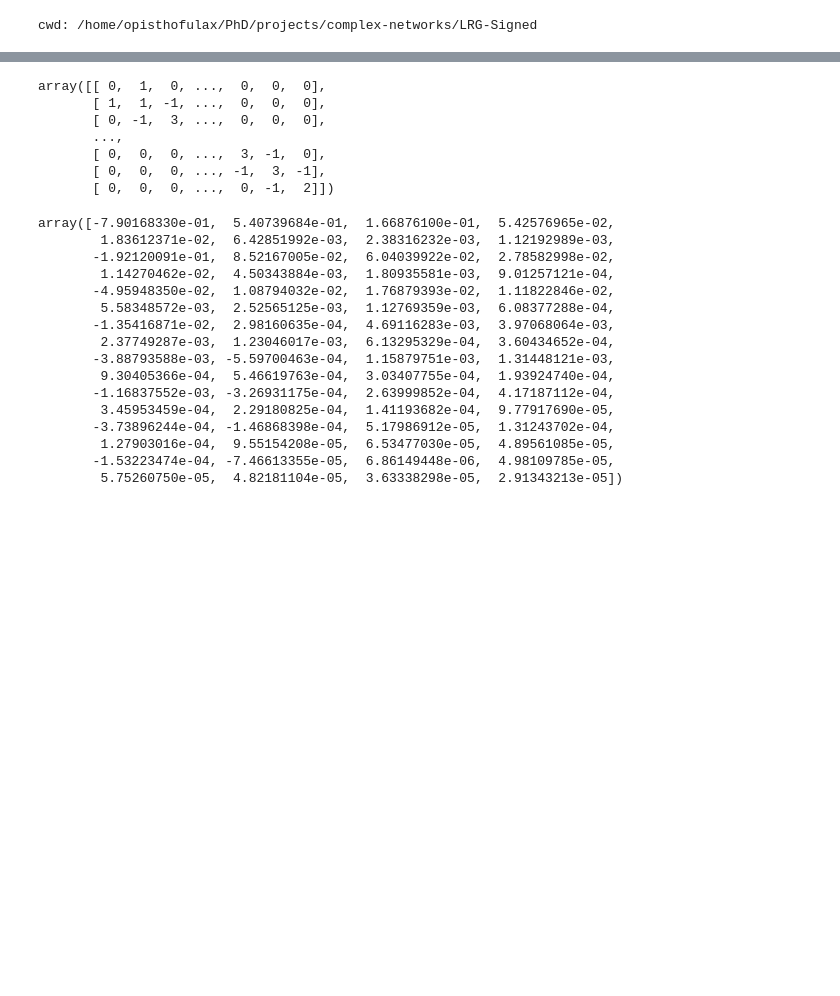
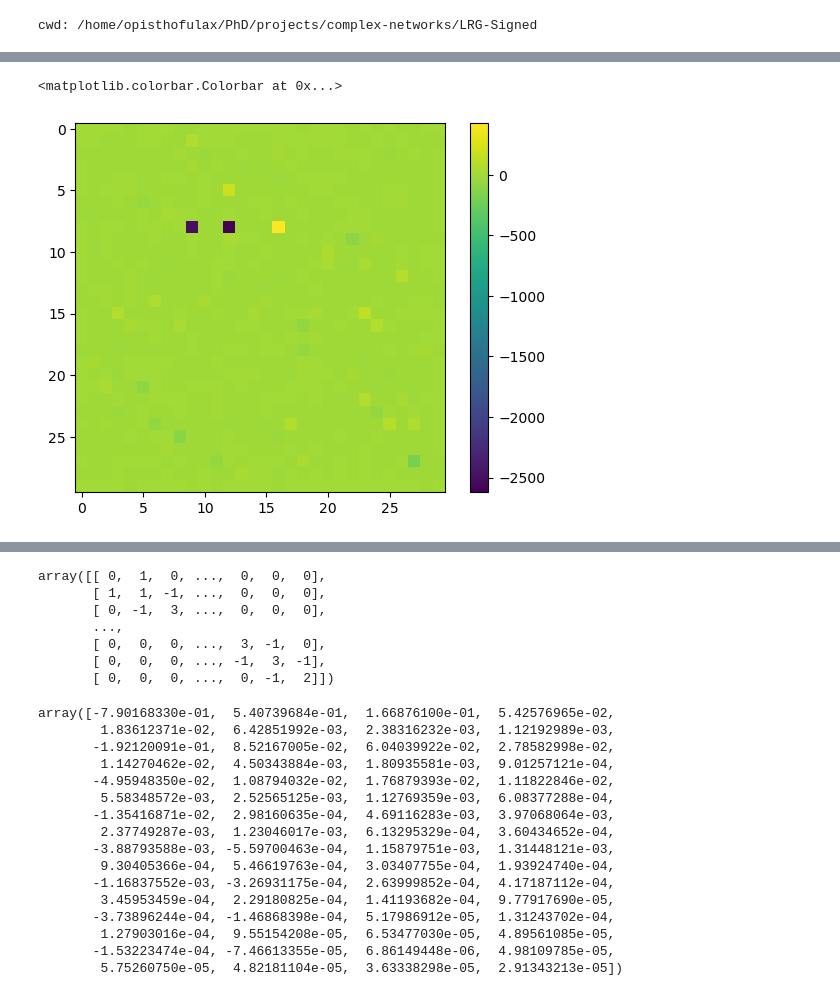
Before and after one commit to giulioiannelli/lrgsglib-public, a Jupyter notebook: notebooks/2dlattice_visualization.ipynb, the cells around one changed output, grey strips where cells are left out. Cells and saved outputs as stored; diff of their text form; code cells hidden in the pictures; blank space fills up the shorter version.

```diff
--- a/notebooks/2dlattice_visualization.ipynb
+++ b/notebooks/2dlattice_visualization.ipynb
@@ -13,0 +64,8 @@ cwd: /home/opisthofulax/PhD/projects/complex-networks/LRG-Signed
+# %%
+# laplacian and signed laplacian matrix
+adj = nx.adjacency_matrix(G).toarray()
+dia = np.diag(adj.sum(axis=1))
+lapl = dia - adj
+diabs = np.diag(np.abs(adj).sum(axis=1))
+slapl = diabs - adj
+# eigv, eigV = np.linalg.eigh(slapl)
@@ -13,0 +83,30 @@ cwd: /home/opisthofulax/PhD/projects/complex-networks/LRG-Signed
+# %%
+if initial_cond == 'uniform_1':
+    status_array = np.random.uniform(-1, 1, L**2)#np.ones(L**2)
+elif initial_cond == 'delta_1':
+    status_array = np.zeros(L**2)
+    status_array[0] = L**2
+elif initial_cond == 'gauss_1':
+    status_array = np.random.normal(0, 1, L**2)
+elif initial_cond.startswith('ground_state'):
+    eigenMode = int(initial_cond.split('_')[-1])
+#
+if BC_choice == 'FBC':
+    # fixed_indices = np.array(list(set(
+    #                   np.concatenate([[i for i in range(L)],
+    #                         [i for i in range(L**2) if i % L ==0],
+    #                         [i for i in range(L**2) if (i+1) % (L) ==0],
+    #                         [i for i in range(L**2-L, L**2)]]))))
+    fixed_border_idxs = np.array(sorted([i for i in range(L)] + \
+                [(L-1) * L + i for i in range(L)] + \
+                [i * L for i in range(1, L-1)] +
+                [(i+1) * L - 1 for i in range(1, L-1)]))
+    status_array[fixed_border_idxs] = fbc_val
+# %%
+morans_i = np.array([local_moran_i(i, status_array, adj) for i in range(len(status_array))])
+# %%
+plt.imshow(morans_i.reshape(L, L)/L**2)
+plt.colorbar()
+# %% [output]
+<matplotlib.colorbar.Colorbar at 0x...>
+[figure, added]
```
Also changed, not shown: parts of 22 cells of this notebook, 4 other files.
